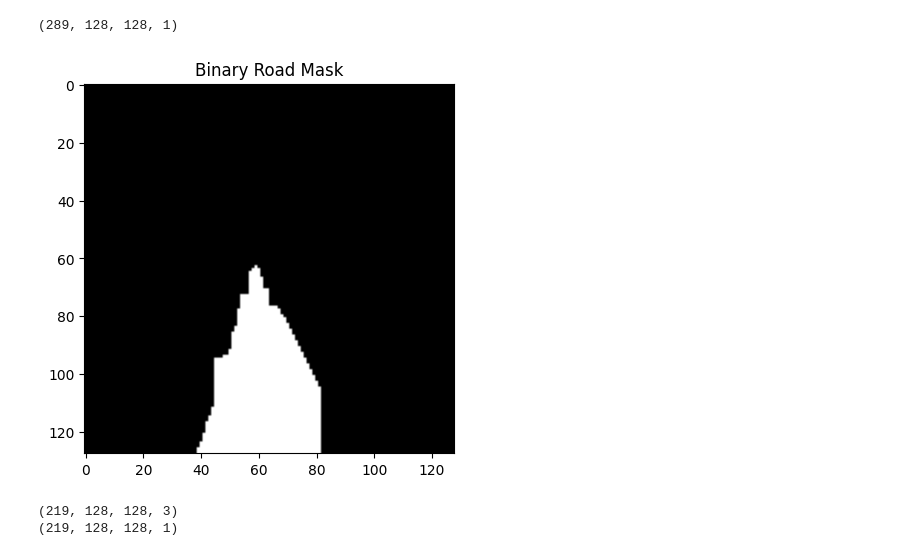
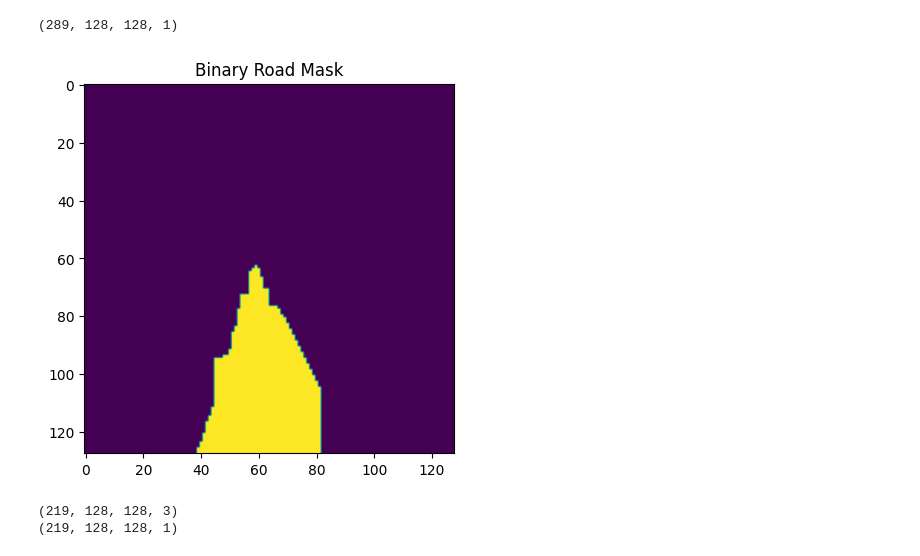
Before and after one commit to dut0817/roadsegmentation, a Jupyter notebook: roadsegmen.ipynb, the cells around one changed output. Drawn from its saved outputs; the diff is of its cells as text; code cells hidden in the pictures.

```diff
--- a/roadsegmen.ipynb
+++ b/roadsegmen.ipynb
@@ -89,10 +88,10 @@ binary_road_mask.shape
 # %% [output]
 (289, 128, 128, 1)
 # %%
-plt.imshow(binary_road_mask[0]/255., cmap='gray')
+plt.imshow(binary_road_mask[0]/255.)
 plt.title('Binary Road Mask')
 plt.show()
 # %% [output]
-[figure, old version]
+[figure, new version]
 # %%
 num_val_samples = 70
```
Also changed, not shown: parts of 25 cells of this notebook, 1 other file.
